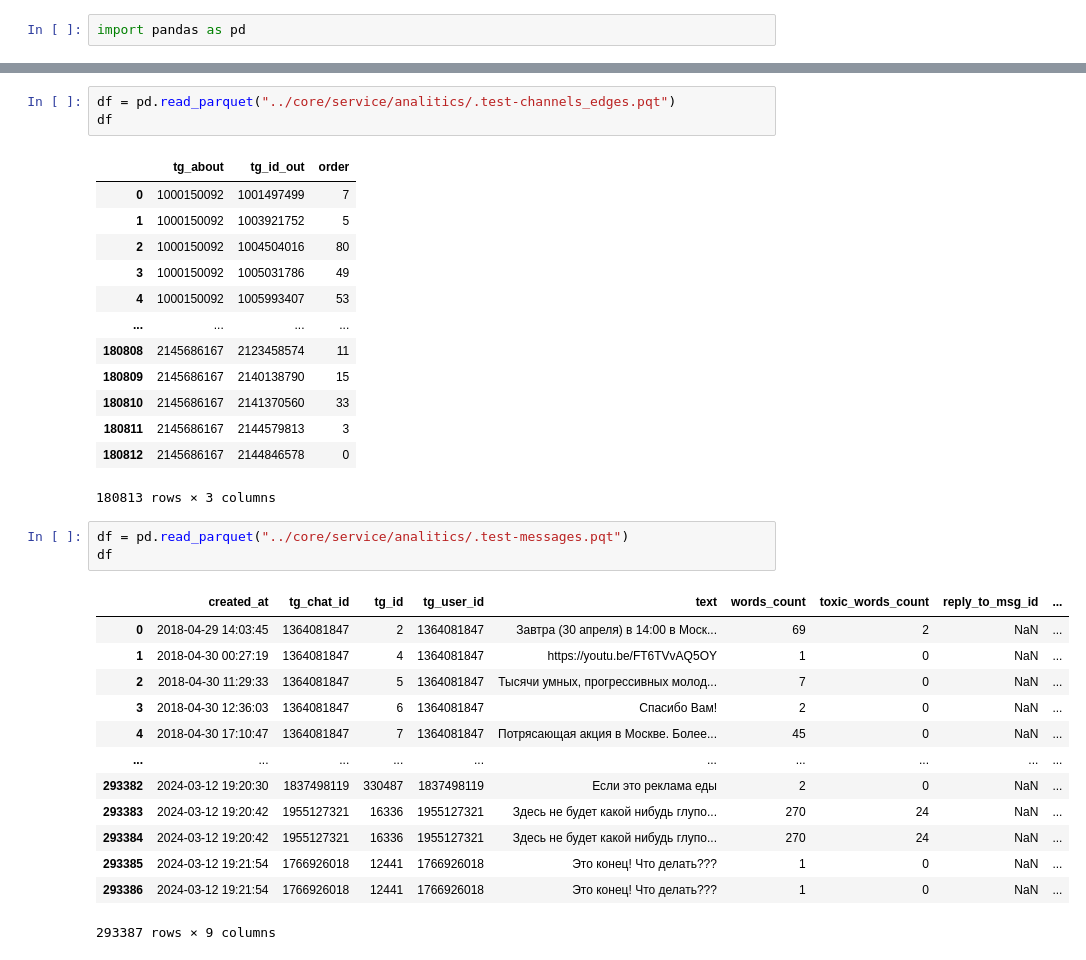
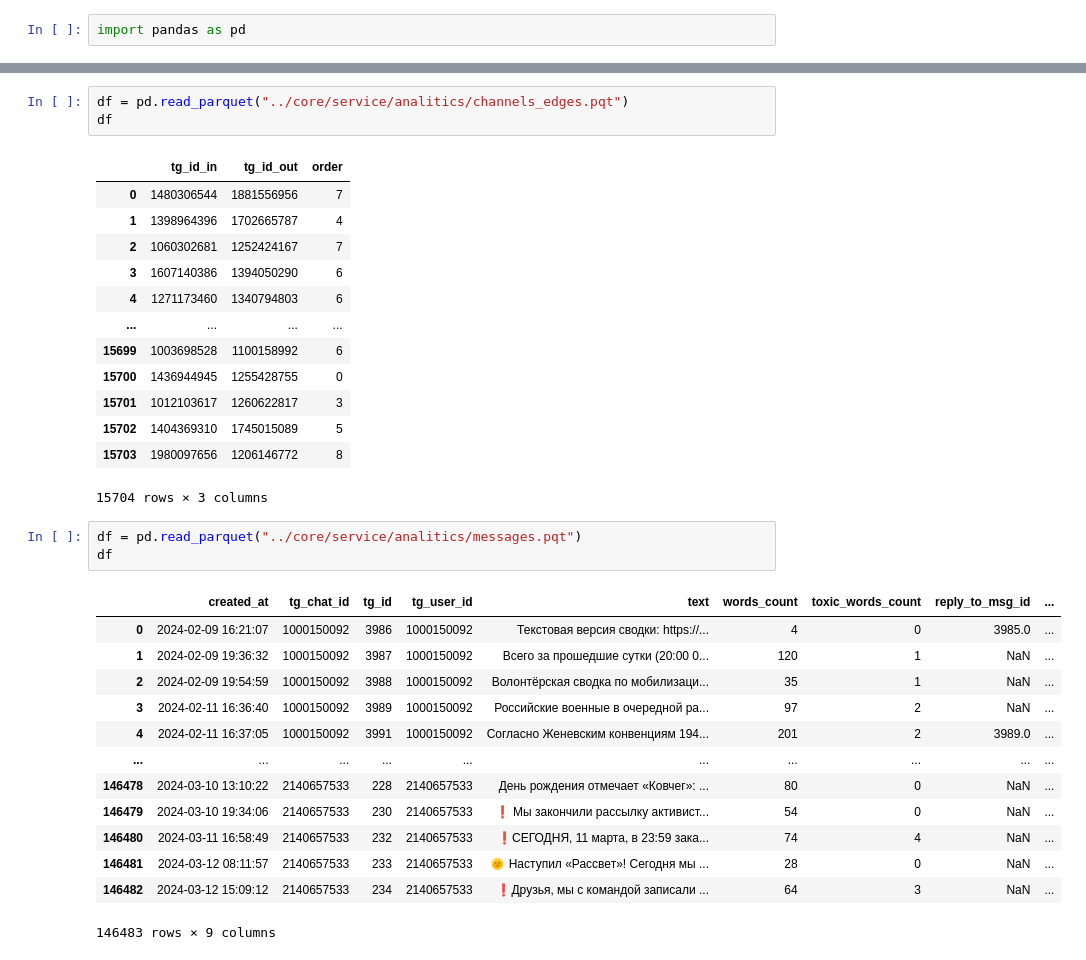
Before and after one commit to TeaDove/fun-telegram, a Jupyter notebook: ds/main.ipynb, the cells around one changed output, grey strips where cells are left out. Saved outputs shown, nothing was run; the diff lists cells and outputs as text.

```diff
--- a/ds/main.ipynb
+++ b/ds/main.ipynb
@@ -20,34 +20,34 @@ df
 # %%
-df = pd.read_parquet("../core/service/analitics/.test-channels_edges.pqt")
+df = pd.read_parquet("../core/service/analitics/channels_edges.pqt")
 df
 # %% [output]
-|  | tg_about | tg_id_out | order |
-| 0 | 1000150092 | 1001497499 | 7 |
-| 1 | 1000150092 | 1003921752 | 5 |
-| 2 | 1000150092 | 1004504016 | 80 |
-| 3 | 1000150092 | 1005031786 | 49 |
-| 4 | 1000150092 | 1005993407 | 53 |
+|  | tg_id_in | tg_id_out | order |
+| 0 | 1480306544 | 1881556956 | 7 |
+| 1 | 1398964396 | 1702665787 | 4 |
+| 2 | 1060302681 | 1252424167 | 7 |
+| 3 | 1607140386 | 1394050290 | 6 |
+| 4 | 1271173460 | 1340794803 | 6 |
 | ... | ... | ... | ... |
-| 180808 | 2145686167 | 2123458574 | 11 |
-| 180809 | 2145686167 | 2140138790 | 15 |
-| 180810 | 2145686167 | 2141370560 | 33 |
-| 180811 | 2145686167 | 2144579813 | 3 |
-| 180812 | 2145686167 | 2144846578 | 0 |
+| 15699 | 1003698528 | 1100158992 | 6 |
+| 15700 | 1436944945 | 1255428755 | 0 |
+| 15701 | 1012103617 | 1260622817 | 3 |
+| 15702 | 1404369310 | 1745015089 | 5 |
+| 15703 | 1980097656 | 1206146772 | 8 |
-180813 rows × 3 columns
+15704 rows × 3 columns
 # %%
-df = pd.read_parquet("../core/service/analitics/.test-messages.pqt")
+df = pd.read_parquet("../core/service/analitics/messages.pqt")
 df
 # %% [output]
 |  | created_at | tg_chat_id | tg_id | tg_user_id | text | words_count | toxic_words_count | reply_to_msg_id | ... |
-| 0 | 2018-04-29 14:03:45 | 1364081847 | 2 | 1364081847 | Завтра (30 апреля) в 14:00 в Моск... | 69 | 2 | NaN | ... |
-| 1 | 2018-04-30 00:27:19 | 1364081847 | 4 | 1364081847 | https://youtu.be/FT6TVvAQ5OY | 1 | 0 | NaN | ... |
-| 2 | 2018-04-30 11:29:33 | 1364081847 | 5 | 1364081847 | Тысячи умных, прогрессивных молод... | 7 | 0 | NaN | ... |
-| 3 | 2018-04-30 12:36:03 | 1364081847 | 6 | 1364081847 | Спасибо Вам! | 2 | 0 | NaN | ... |
-| 4 | 2018-04-30 17:10:47 | 1364081847 | 7 | 1364081847 | Потрясающая акция в Москве. Более... | 45 | 0 | NaN | ... |
+| 0 | 2024-02-09 16:21:07 | 1000150092 | 3986 | 1000150092 | Текстовая версия сводки: https://... | 4 | 0 | 3985.0 | ... |
+| 1 | 2024-02-09 19:36:32 | 1000150092 | 3987 | 1000150092 | Всего за прошедшие сутки (20:00 0... | 120 | 1 | NaN | ... |
+| 2 | 2024-02-09 19:54:59 | 1000150092 | 3988 | 1000150092 | Волонтёрская сводка по мобилизаци... | 35 | 1 | NaN | ... |
+| 3 | 2024-02-11 16:36:40 | 1000150092 | 3989 | 1000150092 | Российские военные в очередной ра... | 97 | 2 | NaN | ... |
+| 4 | 2024-02-11 16:37:05 | 1000150092 | 3991 | 1000150092 | Согласно Женевским конвенциям 194... | 201 | 2 | 3989.0 | ... |
 | ... | ... | ... | ... | ... | ... | ... | ... | ... | ... |
-| 293382 | 2024-03-12 19:20:30 | 1837498119 | 330487 | 1837498119 | Если это реклама еды | 2 | 0 | NaN | ... |
-| 293383 | 2024-03-12 19:20:42 | 1955127321 | 16336 | 1955127321 | Здесь не будет какой нибудь глупо... | 270 | 24 | NaN | ... |
-| 293384 | 2024-03-12 19:20:42 | 1955127321 | 16336 | 1955127321 | Здесь не будет какой нибудь глупо... | 270 | 24 | NaN | ... |
-| 293385 | 2024-03-12 19:21:54 | 1766926018 | 12441 | 1766926018 | Это конец! Что делать??? | 1 | 0 | NaN | ... |
-| 293386 | 2024-03-12 19:21:54 | 1766926018 | 12441 | 1766926018 | Это конец! Что делать??? | 1 | 0 | NaN | ... |
+| 146478 | 2024-03-10 13:10:22 | 2140657533 | 228 | 2140657533 | День рождения отмечает «Ковчег»: ... | 80 | 0 | NaN | ... |
+| 146479 | 2024-03-10 19:34:06 | 2140657533 | 230 | 2140657533 | ❗️ Мы закончили рассылку активист... | 54 | 0 | NaN | ... |
+| 146480 | 2024-03-11 16:58:49 | 2140657533 | 232 | 2140657533 | ❗️СЕГОДНЯ, 11 марта, в 23:59 зака... | 74 | 4 | NaN | ... |
+| 146481 | 2024-03-12 08:11:57 | 2140657533 | 233 | 2140657533 | 🌞 Наступил «Рассвет»! Сегодня мы ... | 28 | 0 | NaN | ... |
+| 146482 | 2024-03-12 15:09:12 | 2140657533 | 234 | 2140657533 | ❗️Друзья, мы с командой записали ... | 64 | 3 | NaN | ... |
-293387 rows × 9 columns
+146483 rows × 9 columns
```
Also changed, not shown: parts of 2 cells of this notebook, 10 other files.
